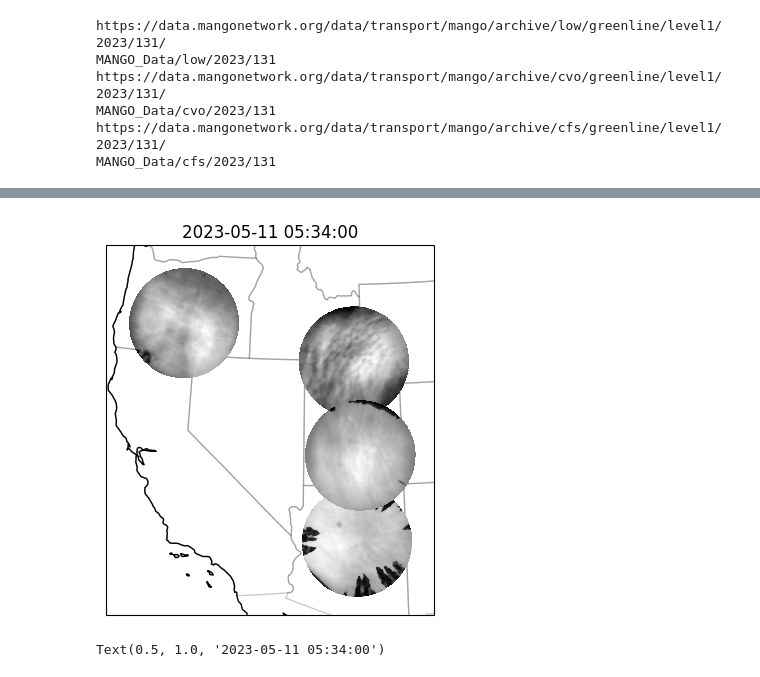
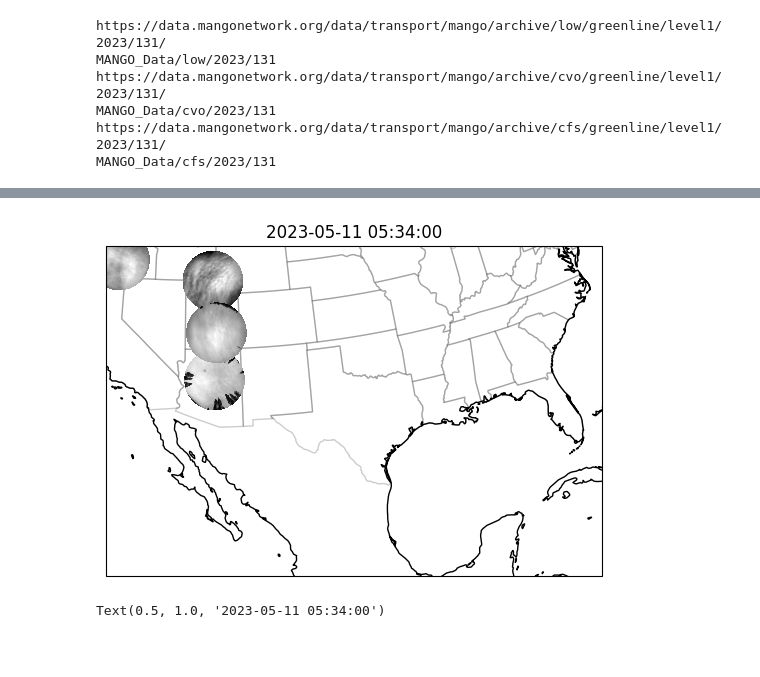
Before and after one commit to mangonetwork/tutorials, a Jupyter notebook: src/MANGO_Demo_CEDAR_2024.ipynb, the cells around one changed output, grey strips where cells are left out. Drawn from its saved outputs; the diff is of its cells as text; code cells hidden in the pictures; blank space fills up the shorter version.

```diff
--- a/src/MANGO_Demo_CEDAR_2024.ipynb
+++ b/src/MANGO_Demo_CEDAR_2024.ipynb
@@ -403,7 +403,8 @@ for k in ds.keys():
         longitude = data.Longitude
         mask = data.Elevation > 20.
 
-        pc = axes00.pcolormesh(longitude,latitude,data.ImageData.where(mask),transform=crs.PlateCarree(),cmap='gray')
+        pc = axes00.pcolormesh(longitude,latitude,data.ImageData.where(mask),transform=crs.PlateCarree(),cmap='grey')
 
 axes00.set_title(pd.to_datetime(str(target_time)))
+axes00.set_extent([-120., -80., 20., 40.])
 # %% [output]
@@ -411,4 +411,4 @@ Text(0.5, 1.0, '2023-05-11 05:34:00')
-[figure, old version]
+[figure, new version]
 # %%
 # Let's filter the data and plot it
 for s in ds.keys():
```
Also changed, not shown: parts of 2 cells of this notebook.
